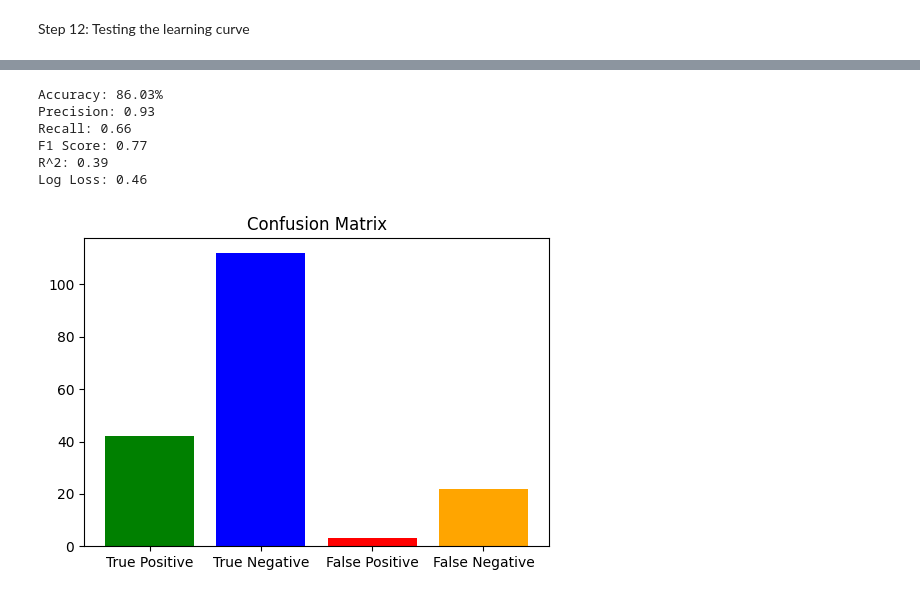
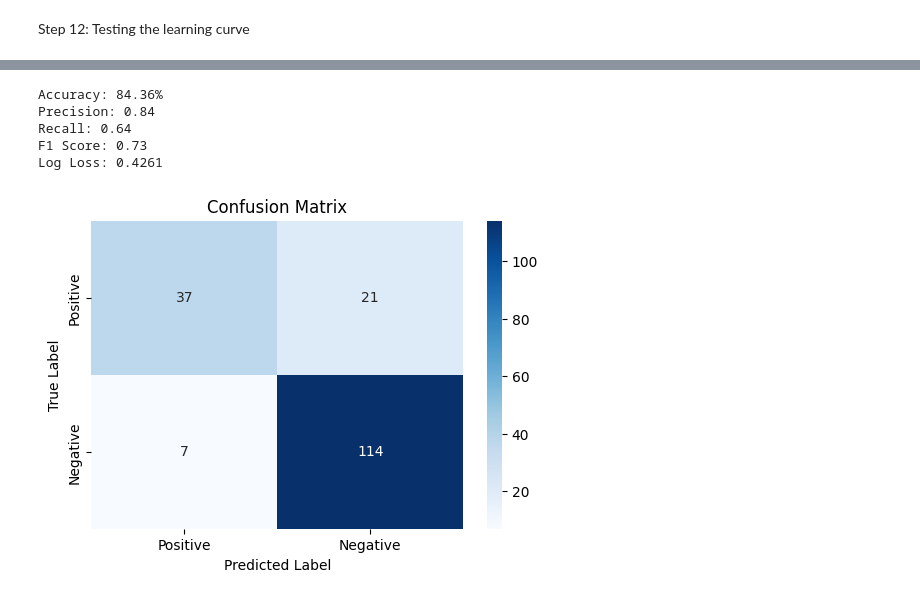
Before and after one commit to invi-bhagyesh/invi-RSM, a Jupyter notebook: Logistic regression/Titanic.ipynb, the cells around one changed output, grey strips where cells are left out. Cells and saved outputs as stored; diff of their text form; code cells hidden in the pictures.

```diff
--- a/Logistic regression/Titanic.ipynb
+++ b/Logistic regression/Titanic.ipynb
@@ -10,6 +20,6 @@ Step 2: Load dataset
 # %%
 # Load dataset
-dt = pd.read_csv('titanic.csv')
+dt = pd.read_csv('/Users/invi/.cache/kagglehub/datasets/yasserh/titanic-dataset/versions/1/Titanic-Dataset.csv')
 dt.info()
 dt.head()
 # %% [output]
@@ -193,8 +203,8 @@ Step 10: Logistic Regression model
 # Logistic Regression Model Parameters
 n_samples, n_features = x_train.shape
 weights = np.zeros((n_features, 1))
-learning_rate = 0.1
-n_iterations = 10000
+learning_rate = 0.3
+n_iterations = 3000
 cost_history = []
 b = np.random.random()
 
@@ -236,47 +252,54 @@ def predict(x, weights, threshold=0.5):
     return (sigmoid(np.dot(x, weights)) >= threshold).astype(int)
 
 # Evaluate the model on test data
 y_pred = predict(x_test, weights)
 
 # Calculate evaluation metrics
 def calculate_metrics(y_true, y_pred):
     tp = np.sum((y_true == 1) & (y_pred == 1))
     tn = np.sum((y_true == 0) & (y_pred == 0))
     fp = np.sum((y_true == 0) & (y_pred == 1))
     fn = np.sum((y_true == 1) & (y_pred == 0))
 
     accuracy = (tp + tn) / len(y_true)
     precision = tp / (tp + fp) if (tp + fp) > 0 else 0
     recall = tp / (tp + fn) if (tp + fn) > 0 else 0
     f1_score = 2 * (precision * recall) / (precision + recall) if (precision + recall) > 0 else 0
 
-    mean_y = np.mean(y_true)
-    ss_total = np.sum((y_true - mean_y) ** 2)
-    ss_residual = np.sum((y_true - y_pred) ** 2)
-    r2 = 1 - (ss_residual / ss_total)
+    # Log loss calculation
+    eps = 1e-15  # Avoid log(0)
+    y_pred_probs = sigmoid(np.dot(x_test, weights))  # Probabilities for log loss
+    y_pred_probs = np.clip(y_pred_probs, eps, 1 - eps)  # Clip probabilities
+    log_loss_value = -np.mean(y_true * np.log(y_pred_probs) + (1 - y_true) * np.log(1 - y_pred_probs))
 
     print(f"Accuracy: {accuracy * 100:.2f}%")
     print(f"Precision: {precision:.2f}")
     print(f"Recall: {recall:.2f}")
     print(f"F1 Score: {f1_score:.2f}")
-    print(f"R^2: {r2:.2f}")
-    print(f"Log Loss: {cost:.2f}")
+    print(f"Log Loss: {log_loss_value:.4f}")
 
-    # Confusion matrix visualization
+    # Confusion matrix values
+    confusion_matrix = np.array([[tp, fn], [fp, tn]])
+
+    # Labels for the axes
+    labels = ['Positive', 'Negative']
+
     plt.figure(figsize=(6, 4))
-    plt.bar(['True Positive', 'True Negative', 'False Positive', 'False Negative'], [tp, tn, fp, fn], color=['green', 'blue', 'red', 'orange'])
+    sns.heatmap(confusion_matrix, annot=True, fmt="d", cmap="Blues", xticklabels=labels, yticklabels=labels)
+
     plt.title("Confusion Matrix")
+    plt.xlabel("Predicted Label")
+    plt.ylabel("True Label")
     plt.show()
 
-    return accuracy, f1_score
+    return accuracy, f1_score, log_loss_value
 
 # Calculate and print metrics on the test set
-accuracy, f1_score = calculate_metrics(y_test, y_pred)
+accuracy, f1_score, log_loss_value = calculate_metrics(y_test, y_pred)
 # %% [output]
-Accuracy: 86.03%
-Precision: 0.93
-Recall: 0.66
-F1 Score: 0.77
-R^2: 0.39
-Log Loss: 0.46
+Accuracy: 84.36%
+Precision: 0.84
+Recall: 0.64
+F1 Score: 0.73
+Log Loss: 0.4261
-[figure, old version]
+[figure, new version]
```
Also changed, not shown: parts of 4 cells of this notebook, 2 other files.
